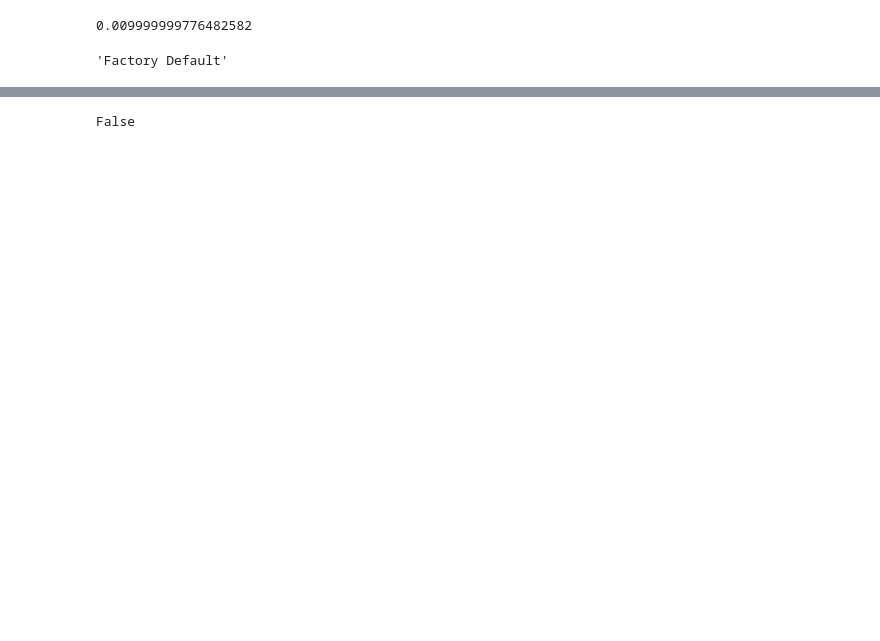
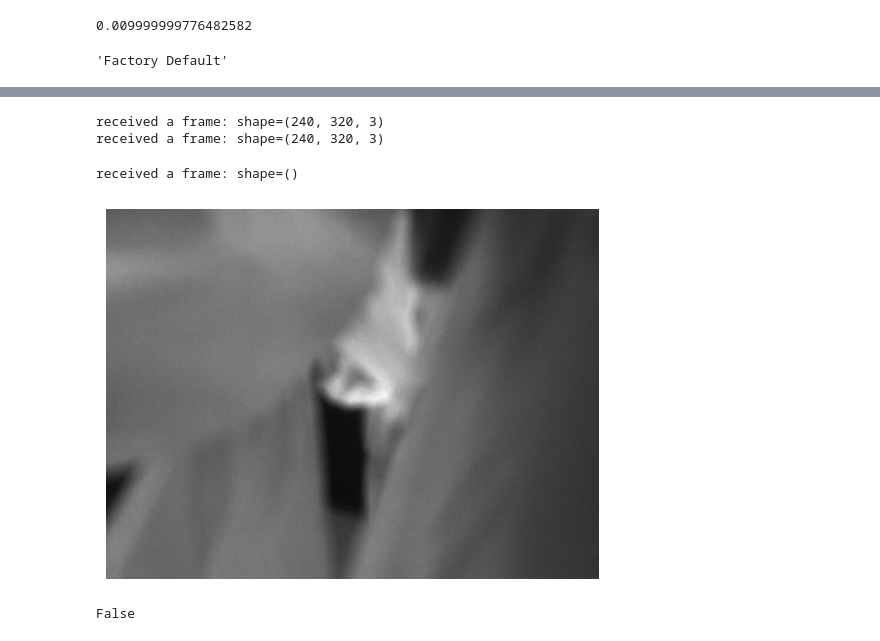
Before and after one commit to gwappa/python-labcamera-tis, a Jupyter notebook: testing.ipynb, the cells around one changed output, grey strips where cells are left out. Drawn from its saved outputs; the diff is of its cells as text; code cells hidden in the pictures; blank space fills up the shorter version.

Commit message:
retrieve frames from python

```diff
--- a/testing.ipynb
+++ b/testing.ipynb
@@ -148,0 +121,8 @@ dev.stop()
+# %%
+FRAME = None
+
+def callback(frame):
+    global FRAME
+    print(f"received a frame: shape={np.shape(frame)}", flush=True)
+    if frame is not None:
+        FRAME = frame.copy()
@@ -149,3 +133,19 @@ dev.stop()
+# %%
+dev.start()
+sleep(2)
+# %% [output]
+received a frame: shape=(240, 320, 3)
+received a frame: shape=(240, 320, 3)
+# %%
+dev.stop()
+# %% [output]
+received a frame: shape=()
+# %%
+plt.imshow(FRAME)
+plt.gca().set_axis_off()
+plt.show()
+# %% [output]
+[figure, added]
 # %%
 dev.close()
 # %%
```
Also changed, not shown: parts of 16 cells of this notebook, 5 other files.
